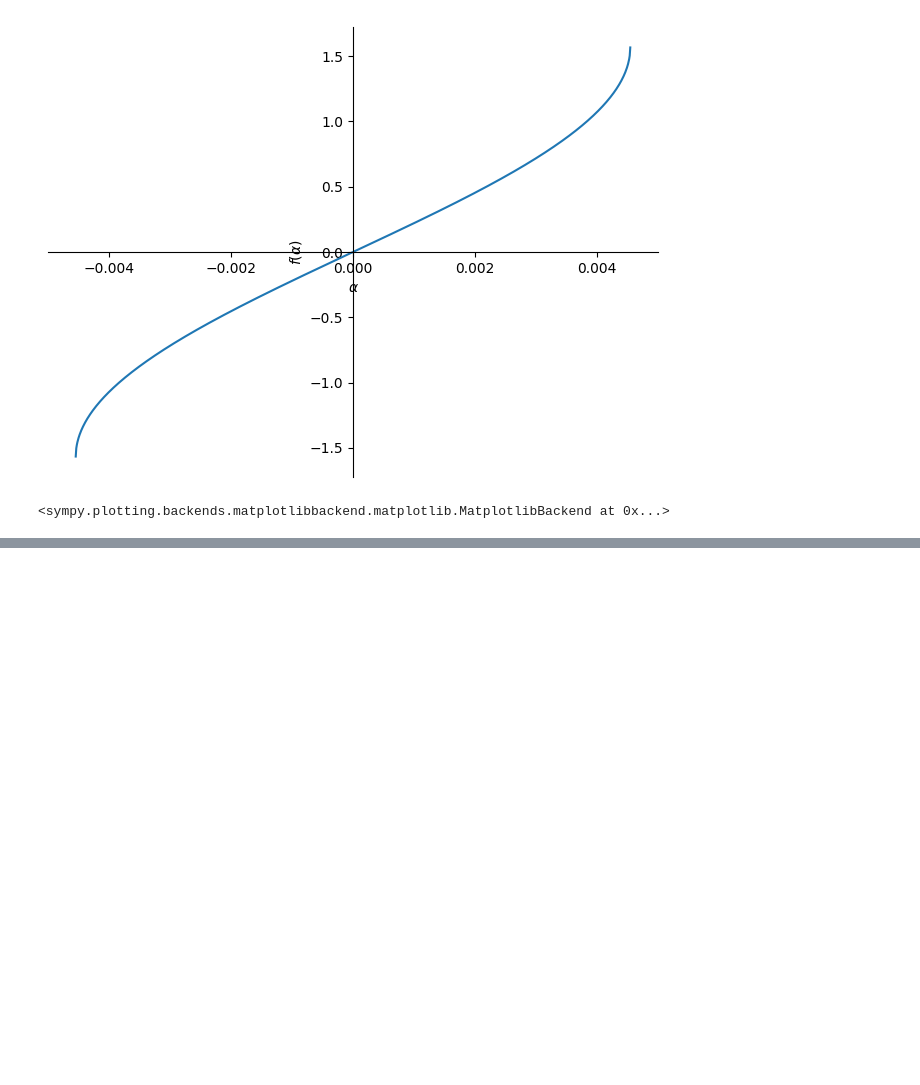
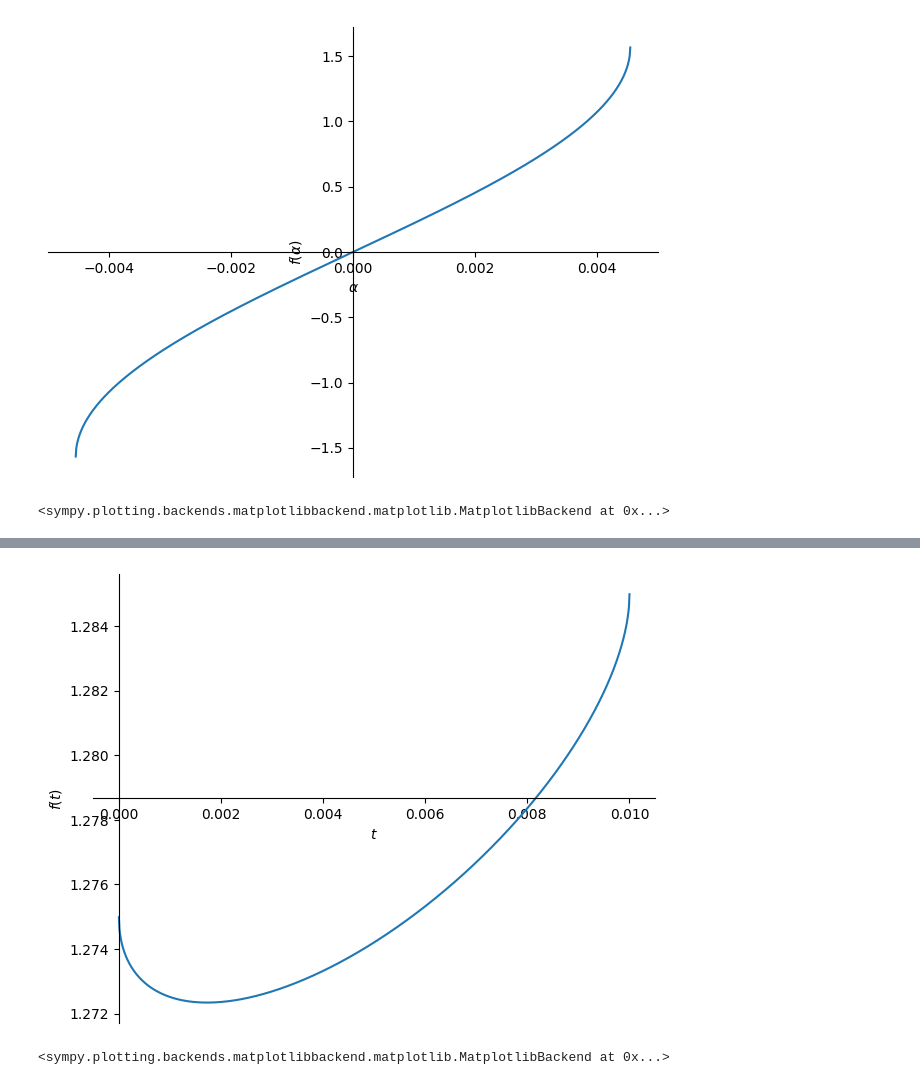
Before and after one commit to alvazi2/RelativisticIllumination, a Jupyter notebook: MoonSweep.ipynb, the cells around one changed output, grey strips where cells are left out. Cells and saved outputs as stored; diff of their text form; code cells hidden in the pictures; blank space fills up the shorter version.

```diff
--- a/MoonSweep.ipynb
+++ b/MoonSweep.ipynb
@@ -131,0 +164,6 @@ plot(arrivalTimeMoon(t), (t, 0, maxDupTime*1.1))
+# %%
+# Full plot of arrival time vs "start time"
+plot(arrivalTimeMoon(t), (t, 0, sweepDuration))
+# %% [output]
+[figure, added]
+<sympy.plotting.backends.matplotlibbackend.matplotlib.MatplotlibBackend at 0x...>
```
Also changed, not shown: parts of 7 cells of this notebook.
